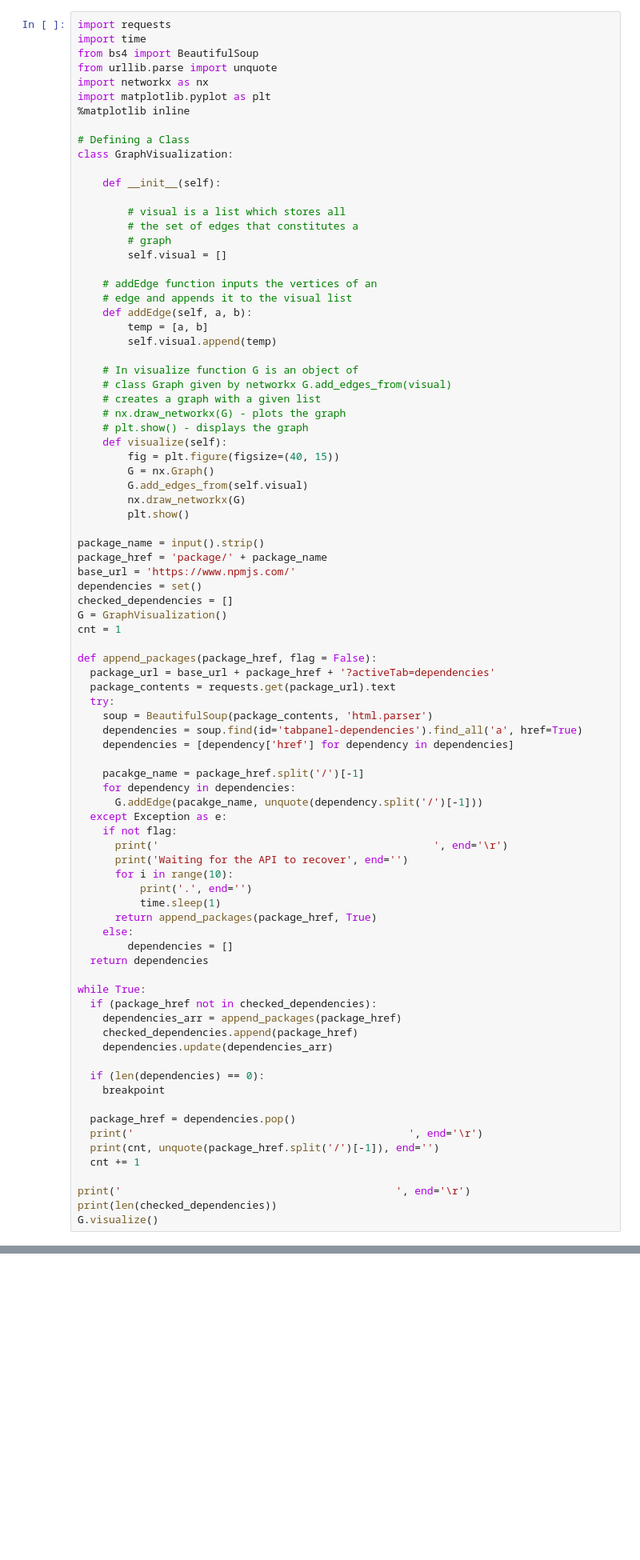
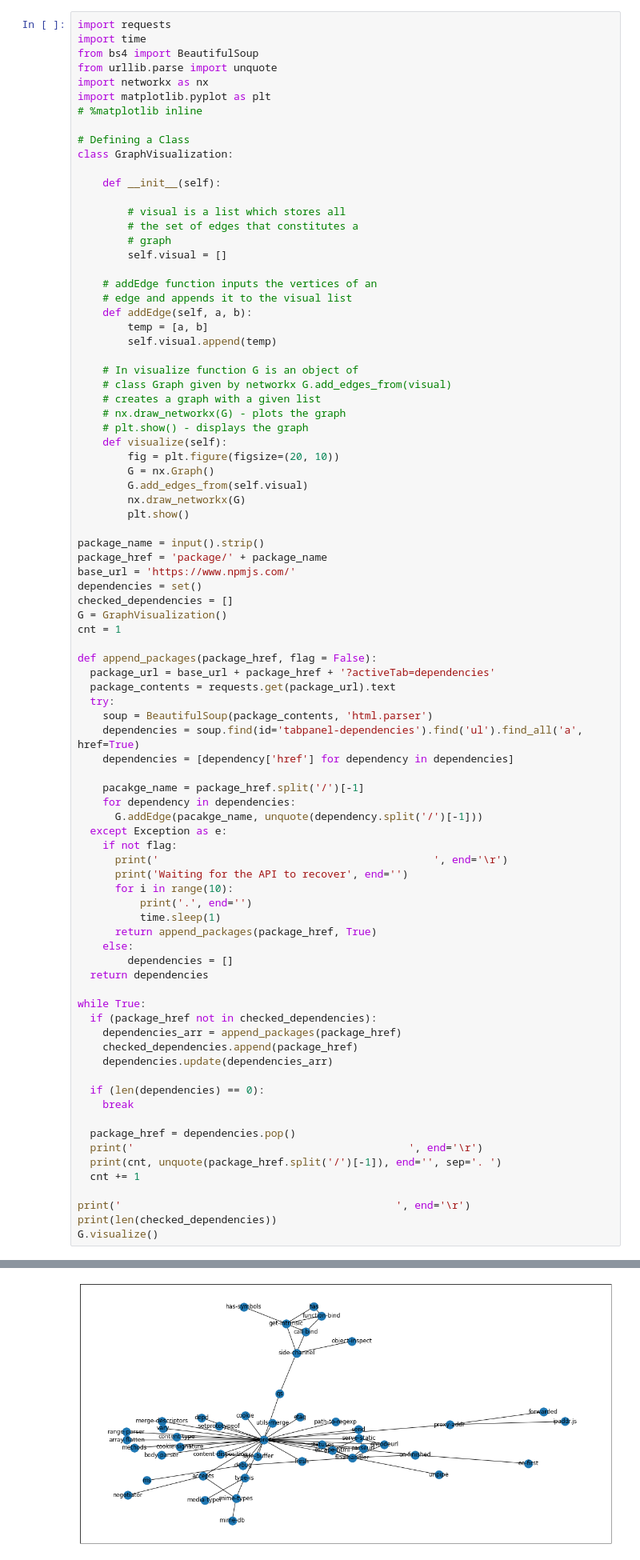
Before and after one commit to ketphan02/visualize-npm-packages, a Jupyter notebook: Visualize_npm_packages.ipynb, the cells around one changed output, grey strips where cells are left out. Shown: that part at 80% size. Drawn from its saved outputs; the diff is of its cells as text; blank space fills up the shorter version.

```diff
--- a/Visualize_npm_packages.ipynb
+++ b/Visualize_npm_packages.ipynb
@@ -7,7 +7,7 @@ from bs4 import BeautifulSoup
 from urllib.parse import unquote
 import networkx as nx
 import matplotlib.pyplot as plt
-%matplotlib inline
+# %matplotlib inline
 
 # Defining a Class
 class GraphVisualization:
@@ -31,7 +31,7 @@ class GraphVisualization:
     # nx.draw_networkx(G) - plots the graph
     # plt.show() - displays the graph
     def visualize(self):
-        fig = plt.figure(figsize=(40, 15))
+        fig = plt.figure(figsize=(20, 10))
         G = nx.Graph()
         G.add_edges_from(self.visual)
         nx.draw_networkx(G)
@@ -50,7 +50,7 @@ def append_packages(package_href, flag = False):
   package_contents = requests.get(package_url).text
   try:
     soup = BeautifulSoup(package_contents, 'html.parser')
-    dependencies = soup.find(id='tabpanel-dependencies').find_all('a', href=True)
+    dependencies = soup.find(id='tabpanel-dependencies').find('ul').find_all('a', href=True)
     dependencies = [dependency['href'] for dependency in dependencies]
 
     pacakge_name = package_href.split('/')[-1]
@@ -75,11 +75,11 @@ while True:
     dependencies.update(dependencies_arr)
 
   if (len(dependencies) == 0):
-    breakpoint
+    break
 
   package_href = dependencies.pop()
   print('                                            ', end='\r')
-  print(cnt, unquote(package_href.split('/')[-1]), end='')
+  print(cnt, unquote(package_href.split('/')[-1]), end='', sep='. ')
   cnt += 1
 
 print('                                            ', end='\r')
@@ -90,0 +91 @@ Waiting for the API to recover..........
+[figure, added]
```
Also changed, not shown: parts of 1 cell of this notebook.
